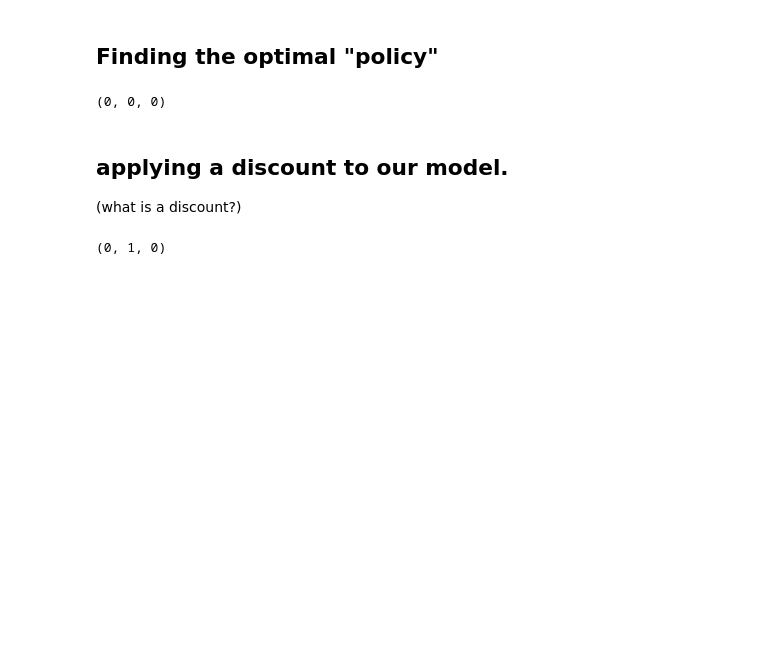
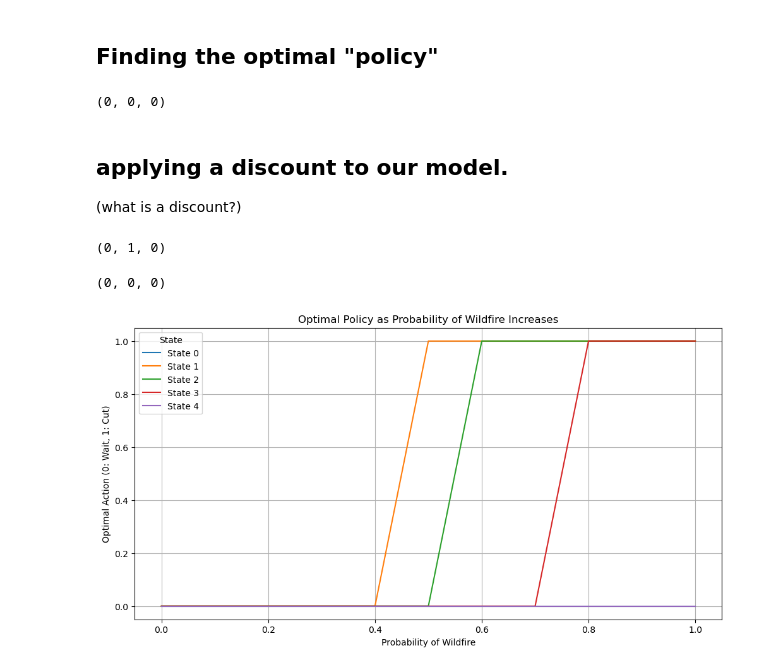
Before and after one commit to croppers/ml_classification_workshop, a Jupyter notebook: lesson_3/lesson_3_blank.ipynb, the cells around one changed output. Cells and saved outputs as stored; diff of their text form; code cells hidden in the pictures; blank space fills up the shorter version.

```diff
--- a/lesson_3/lesson_3_blank.ipynb
+++ b/lesson_3/lesson_3_blank.ipynb
@@ -113,3 +113,71 @@ model.run()
 model.policy
 # %% [output]
 (0, 1, 0)
+# %%
+def calculate_policy(S=3, r1=4, r2=2, p=0.1, discount=0.99):
+    # build the P and R matrices
+    P, R = mdptoolbox.example.forest(S=3, r1=4, r2=2, p=0.1)
+    # create the model
+    model = mdptoolbox.mdp.PolicyIteration(P, R, discount)
+    # run the model
+    model.run()
+    # return the policy
+    return model.policy
+
+# test the function
+policy = calculate_policy(S=3, r1=4, r2=2, p=0.1, discount=0.99)
+policy
+# %% [output]
+(0, 0, 0)
+# %%
+# what happens if we gradually increase the probability of a wildfire?
+import matplotlib.pyplot as plt
+import seaborn as sns
+import pandas as pd
+import numpy as np
+import mdptoolbox.example
+import mdptoolbox.mdp
+import matplotlib.pyplot as plt
+import seaborn as sns
+import pandas as pd
+
+def calculate_policy(S=3, r1=4, r2=2, p=0.1, discount=0.99):
+    # build the P and R matrices
+    P, R = mdptoolbox.example.forest(S=S, r1=r1, r2=r2, p=p)
+    # create the model
+    model = mdptoolbox.mdp.PolicyIteration(P, R, discount)
+    # run the model
+    model.run()
+    # return the policy
+    return model.policy
+
+# here, we vary the probability of wildfire from 0 to 1
+p_values = np.arange(0, 1.1, 0.1)
+policies = []
+for p in p_values:
+    policy = calculate_policy(S=5, p=p)
+    policies.append(policy)
+
+def plot_policies(p_values, policies):
+    # Create a DataFrame for easier plotting
+    # Adjust the number of columns dynamically based on the number of states
+    num_states = len(policies[0])  # Assuming all policies have the same number of states
+    columns = [f'State {i}' for i in range(num_states)]
+    df = pd.DataFrame(policies, columns=columns)
+    df['p'] = p_values
+
+    # Melt the DataFrame for seaborn
+    df_melted = df.melt(id_vars='p', var_name='State', value_name='Action')
+
+    # Plotting
+    plt.figure(figsize=(12, 6))
+    sns.lineplot(data=df_melted, x='p', y='Action', hue='State')
+    plt.title('Optimal Policy as Probability of Wildfire Increases')
+    plt.xlabel('Probability of Wildfire')
+    plt.ylabel('Optimal Action (0: Wait, 1: Cut)')
+    plt.grid()
+    plt.show()
+
+plot_policies(p_values, policies)
+# %% [output]
+[figure, added]
```
Also changed, not shown: parts of 2 cells of this notebook, 1 other file.
